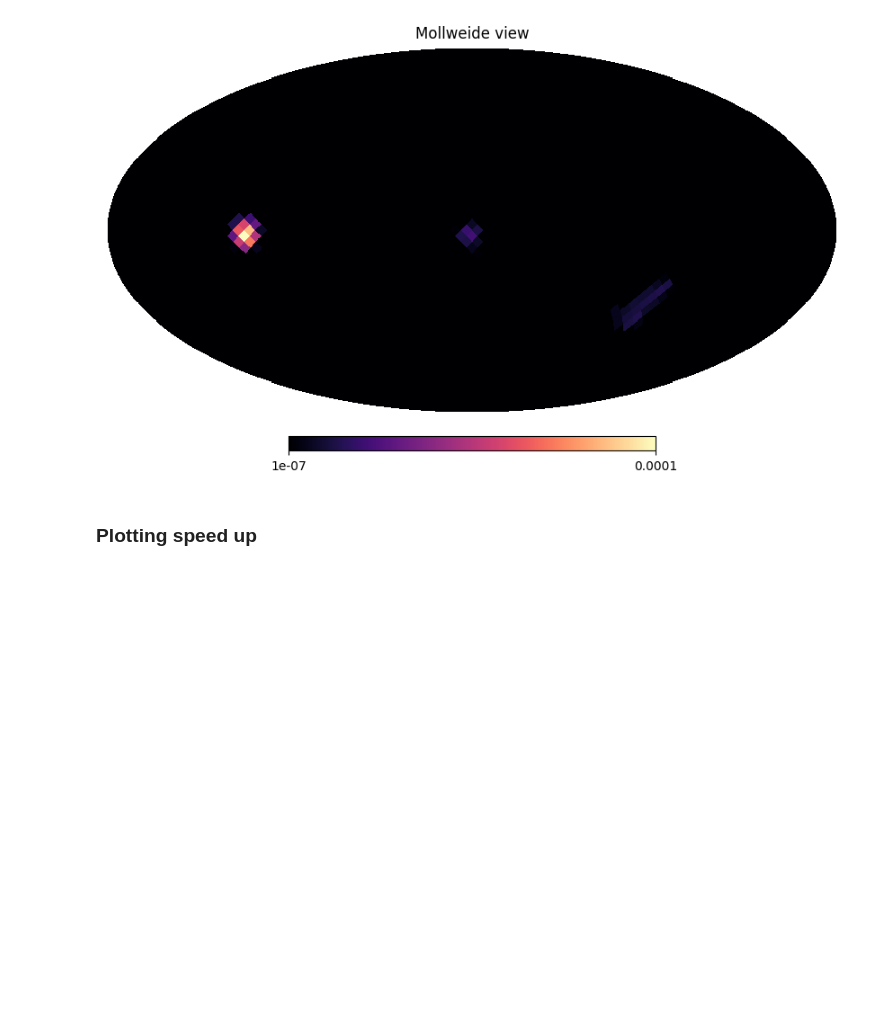
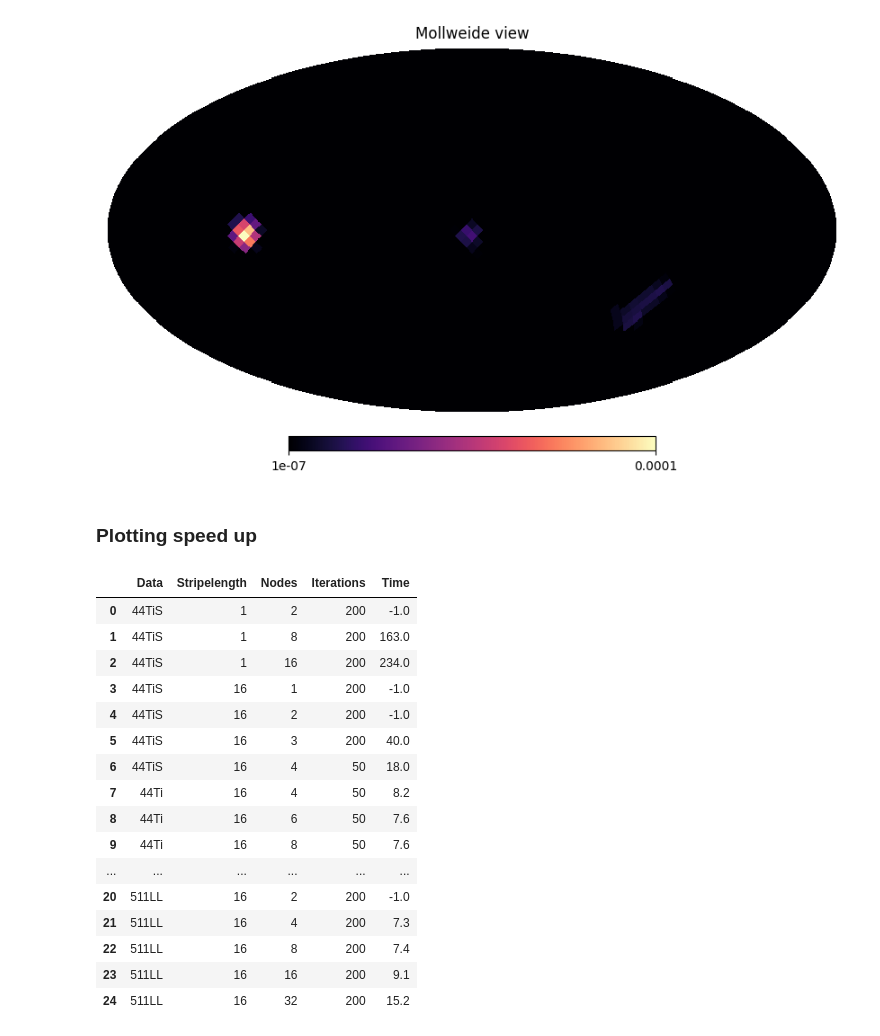
Before and after one commit to avalluvan/Parallel-Computing, a Jupyter notebook: code/datavisualization.ipynb, the cells around one changed output. Cells and saved outputs as stored; diff of their text form; code cells hidden in the pictures; blank space fills up the shorter version.

```diff
--- a/code/datavisualization.ipynb
+++ b/code/datavisualization.ipynb
@@ -60,3 +72,25 @@ plt.show()
 # _S --> Intermediate files are saved
 # _LL --> Both data vectors and response matrix is placed in the lustre filesystem
 # _ --> Only response matrix is placed in the lustre filesystem. Data vectors are in the same directory as the python script.
+# %%
+df_expanse = pd.read_csv('outputs/speedup_expanse.txt', delimiter=', ', engine='python')
+df_mac = pd.read_csv('outputs/speedup_mac.txt', delimiter=', ', engine='python')
+df_expanse
+# %% [output]
+|  | Data | Stripelength | Nodes | Iterations | Time |
+| 0 | 44TiS | 1 | 2 | 200 | -1.0 |
+| 1 | 44TiS | 1 | 8 | 200 | 163.0 |
+| 2 | 44TiS | 1 | 16 | 200 | 234.0 |
+| 3 | 44TiS | 16 | 1 | 200 | -1.0 |
+| 4 | 44TiS | 16 | 2 | 200 | -1.0 |
+| 5 | 44TiS | 16 | 3 | 200 | 40.0 |
+| 6 | 44TiS | 16 | 4 | 50 | 18.0 |
+| 7 | 44Ti | 16 | 4 | 50 | 8.2 |
+| 8 | 44Ti | 16 | 6 | 50 | 7.6 |
+| 9 | 44Ti | 16 | 8 | 50 | 7.6 |
+| ... | ... | ... | ... | ... | ... |
+| 20 | 511LL | 16 | 2 | 200 | -1.0 |
+| 21 | 511LL | 16 | 4 | 200 | 7.3 |
+| 22 | 511LL | 16 | 8 | 200 | 7.4 |
+| 23 | 511LL | 16 | 16 | 200 | 9.1 |
+| 24 | 511LL | 16 | 32 | 200 | 15.2 |
```
Also changed, not shown: parts of 2 cells of this notebook.
